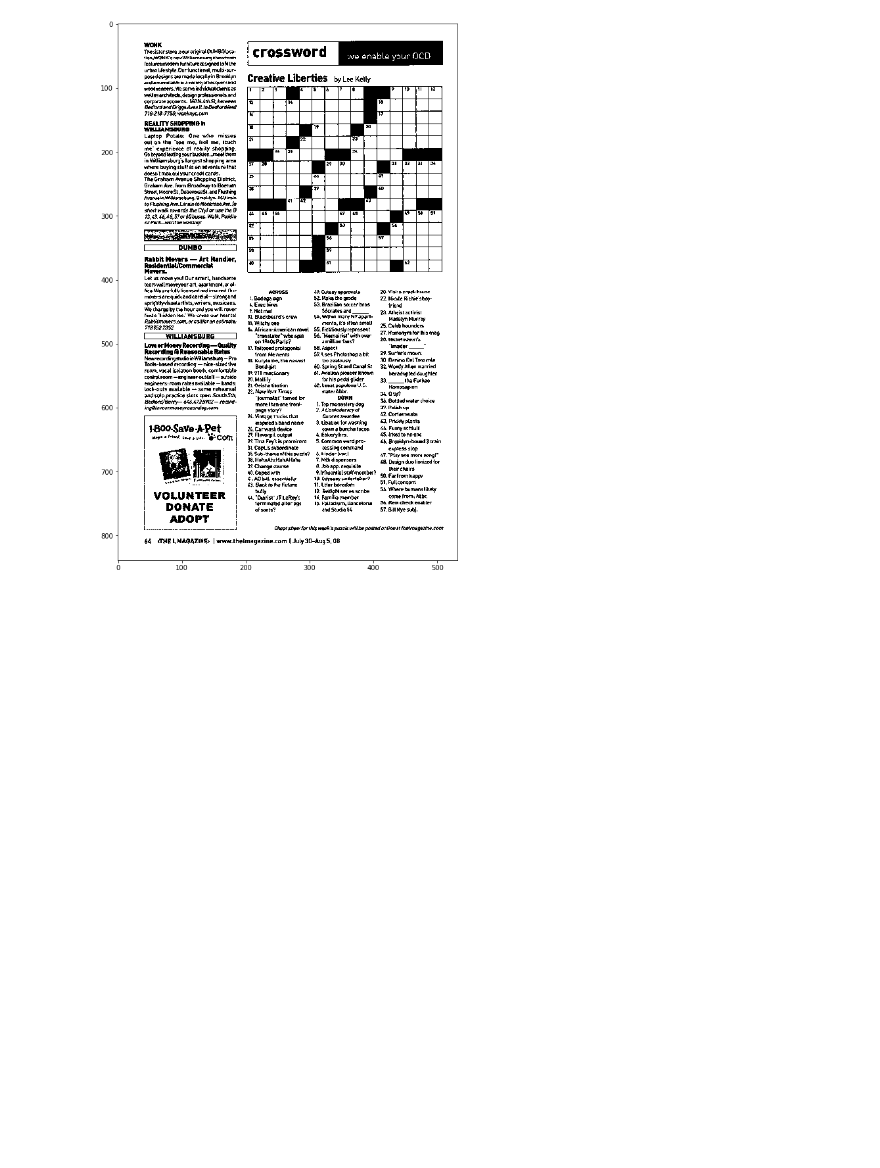
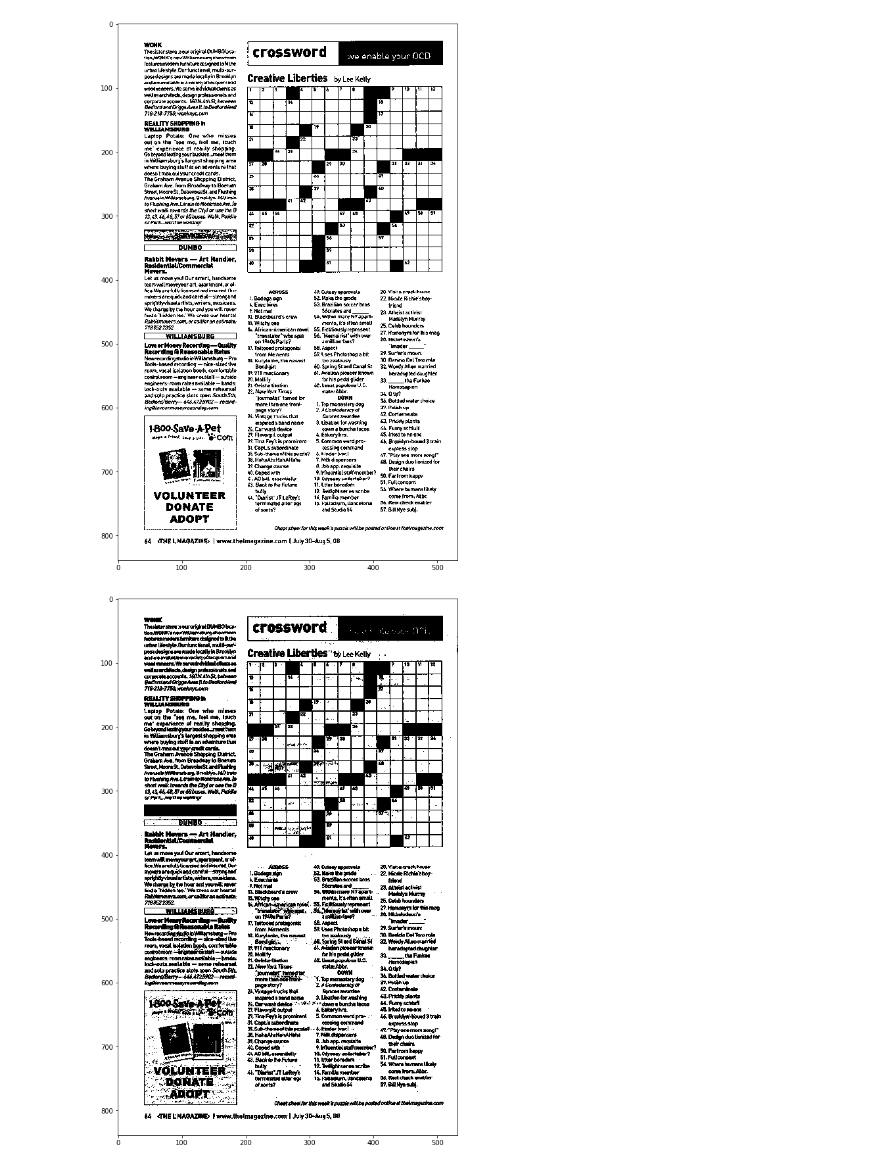
Before and after one commit to MuhammadBilal848/Computer-Vision-Practice, a Jupyter notebook: 3 - Image Processing/Image Thresholding.ipynb, the cells around one changed output. Saved outputs shown, nothing was run; the diff lists cells and outputs as text; code cells hidden in the pictures; blank space fills up the shorter version.

```diff
--- a/3 - Image Processing/Image Thresholding.ipynb
+++ b/3 - Image Processing/Image Thresholding.ipynb
@@ -174,3 +197,8 @@ thresh6,img6 = cv2.threshold(img,170,255,cv2.THRESH_BINARY)
 large_img(img6)
 # %% [output]
 [figure]
+# %%
+thresh6,img6 = cv2.threshold(img,200,255,cv2.THRESH_BINARY)
+large_img(img6)
+# %% [output]
+[figure, added]
```
Also changed, not shown: parts of 13 cells of this notebook, 4 other files.
